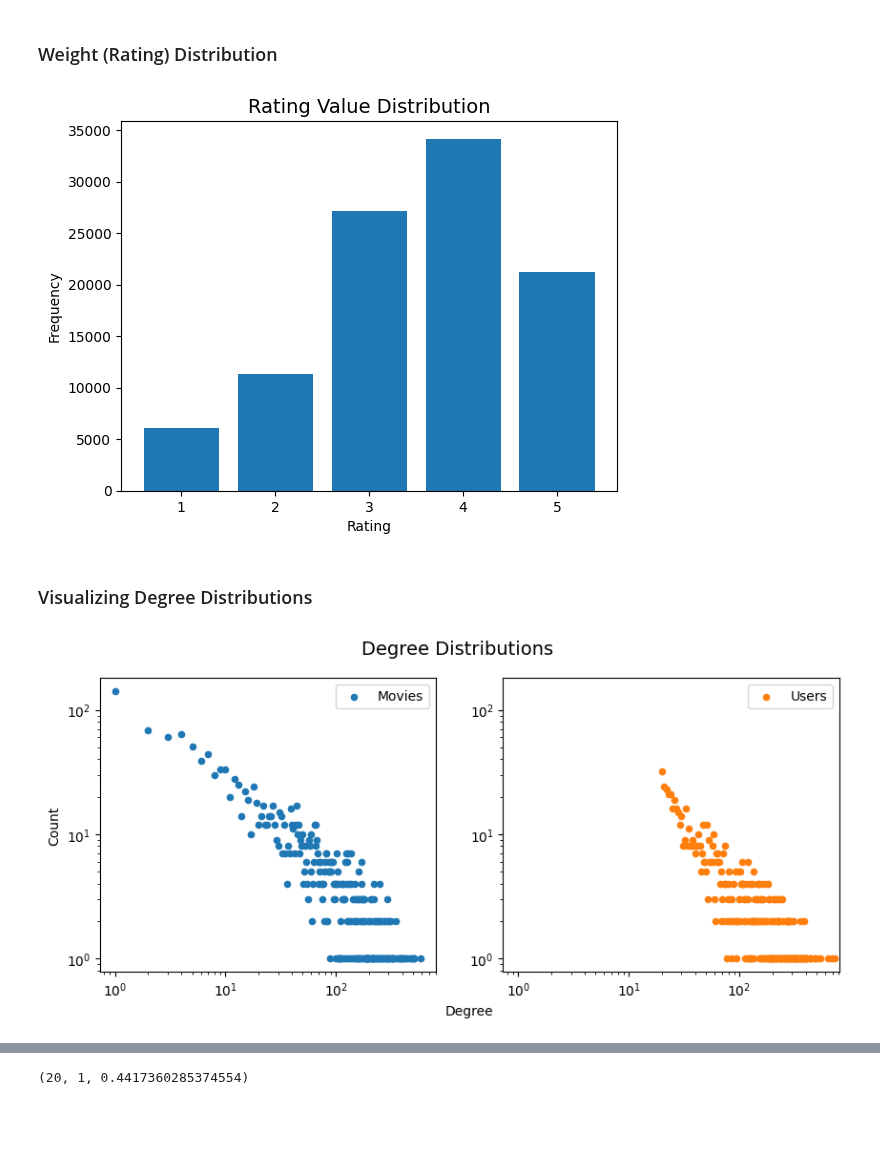
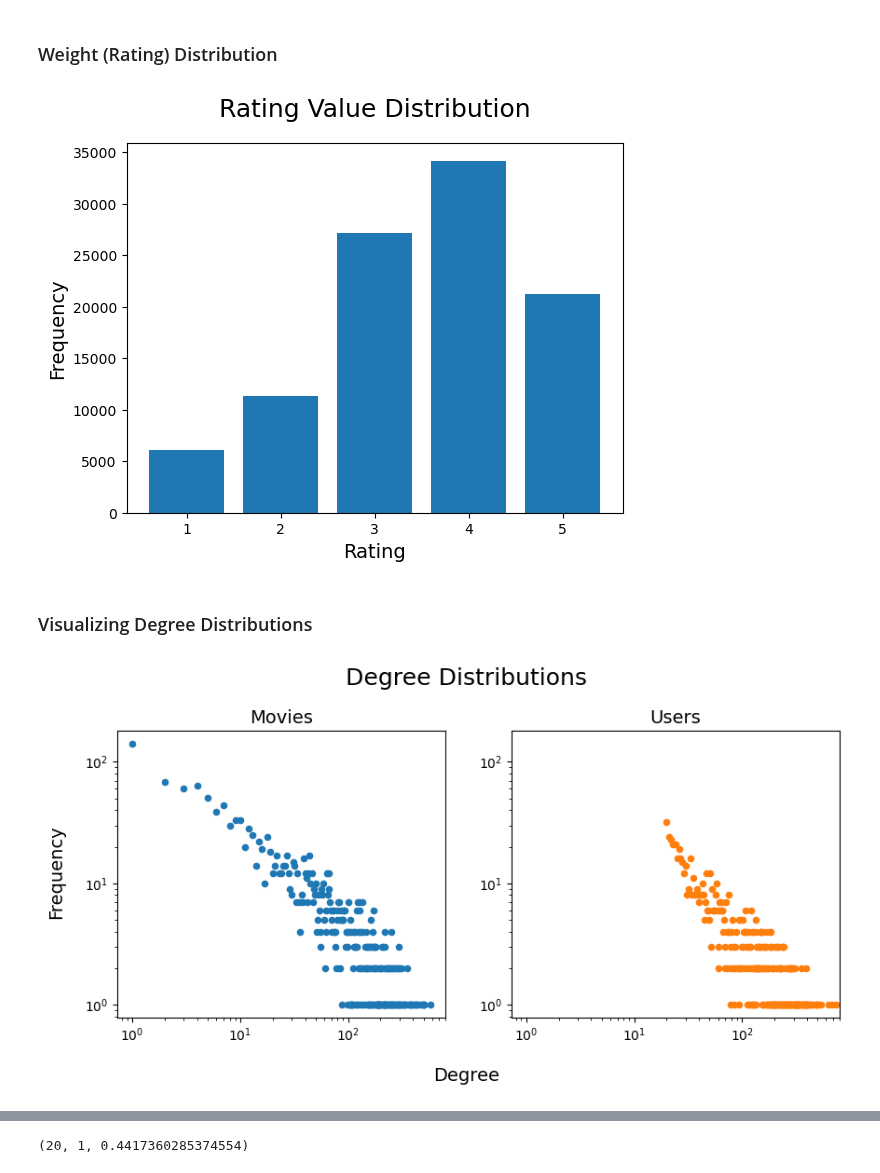
Before and after one commit to Christian-Weidemann/Movie-Mirror, a Jupyter notebook: project.ipynb, the cells around one changed output, grey strips where cells are left out. Cells and saved outputs as stored; diff of their text form; code cells hidden in the pictures; blank space fills up the shorter version.

```diff
--- a/project.ipynb
+++ b/project.ipynb
@@ -33,7 +33,7 @@ def save_figure(path, overwrite=False):
 ### Create/load the bipartite network
 # %%
 # Loading movie titles and nodes
-with open(raw_data_path+"movie-titles.txt", 'r') as f:
+with open(raw_data_path+"movie-titles.txt", 'r', encoding='latin') as f:
         title_dict =  dict()
         node_dict = dict()
         for line in f.readlines():
@@ -50,7 +50,7 @@ else:
     G = nx.Graph()
 
     # Loading edges
-    with open(raw_data_path+"rel.rating.csv", 'r') as f:
+    with open(raw_data_path+"rel.rating.csv", 'r', encoding='UTF-8') as f:
 
         for line in f.readlines():
             userid, movieid, rating, timestamp = tuple(map(int, line.strip().split(' ')))
@@ -60,7 +60,7 @@ else:
             G.add_edge(userid, movieid, weight=rating)  # Discarding the timestamp attribute of edges
 
     # Saving graph as pickle file
-    with open(bipartite_path+"full_bipartite.p", 'wb') as f:
+    with open(bipartite_path+"full_bipartite.p", 'wb', encoding='UTF-8') as f:
         pickle.dump(G, f)
     print("Graph created and saved.")
 # %% [output]
@@ -81,15 +81,19 @@ Number of CC: 1, Average CC Size: 2625.0, Average CC Density: 0.0290360046457607
 # %%
 weights = list(edge[2]['weight'] for edge in G.edges(data=True))
 unique, count = np.unique(weights, return_counts=True)
+
+titlesize = 18
+labelsize = 14
+
 plt.bar(unique, count)
-plt.title("Rating Value Distribution", size=14)
-plt.xlabel("Rating")
-plt.ylabel("Frequency");
+plt.title("Rating Value Distribution", size=titlesize, y=1.05)
+plt.xlabel("Rating", size=labelsize)
+plt.ylabel("Frequency", size=labelsize);
 np.mean(weights), np.std(weights)
 
 save_figure("bipartite_rating_value_distribution.png")
 # %% [output]
-[figure, old version]
+[figure, new version]
 # %% [markdown]
 ### Visualizing Degree Distributions
 # %%
@@ -108,22 +112,26 @@ user_degrees = {k:v for k,v in dict(G.degree()).items() if k >= 10000}
 # %%
 movie_dd = plot_ccdf(movie_degrees, cumulative=False)
 user_dd = plot_ccdf(user_degrees, cumulative=False)
+
 fig, ax = plt.subplots(1,2, figsize=(10,4))
-fig.suptitle("Degree Distributions", size=14)
-# plt.setp(ax, xlim=(0,1000), ylim=(0,1))
-# plt.setp(ax, xlim=ax[0].get_xlim(), ylim=ax[0].get_ylim())
-opacity = 1
-movie_dd.plot(kind='scatter', x='degree', y='count', loglog=True, label='Movies', ax=ax[0], alpha=opacity, xlabel='Degree', ylabel='Count')
-user_dd.plot(kind='scatter', x='degree', y='count', loglog=True, label='Users', ax=ax[1], alpha=opacity, color='C1', ylabel='', xlabel='')
+fig.suptitle("Degree Distributions", size=titlesize, y=1.05)
+fig.supylabel("Frequency", x=0.05, size=labelsize)
+fig.supxlabel("Degree", y=-0.07, size=labelsize)
+
+movie_dd.plot(kind='scatter', x='degree', y='count', loglog=True, ax=ax[0], ylabel='', xlabel='')
+user_dd.plot(kind='scatter', x='degree', y='count', loglog=True, ax=ax[1], color='C1', ylabel='', xlabel='')
+
+ax[0].set_title("Movies", size=labelsize)
+ax[1].set_title("Users", size=labelsize)
 
 # Keeping axis limits consistent and centering xlabel
 ax[1].set_xlim(ax[0].get_xlim())
 ax[1].set_ylim(ax[0].get_ylim())
-ax[0].xaxis.set_label_coords(1.1, -0.11)
+# ax[0].xaxis.set_label_coords(1.1, -0.11)
 
 save_figure("bipartite_dd_movies_and_users.png")
 # %% [output]
-[figure, old version]
+[figure, new version]
 # %%
 ax = plt.gca()
 
```
Also changed, not shown: parts of 2 cells of this notebook.
